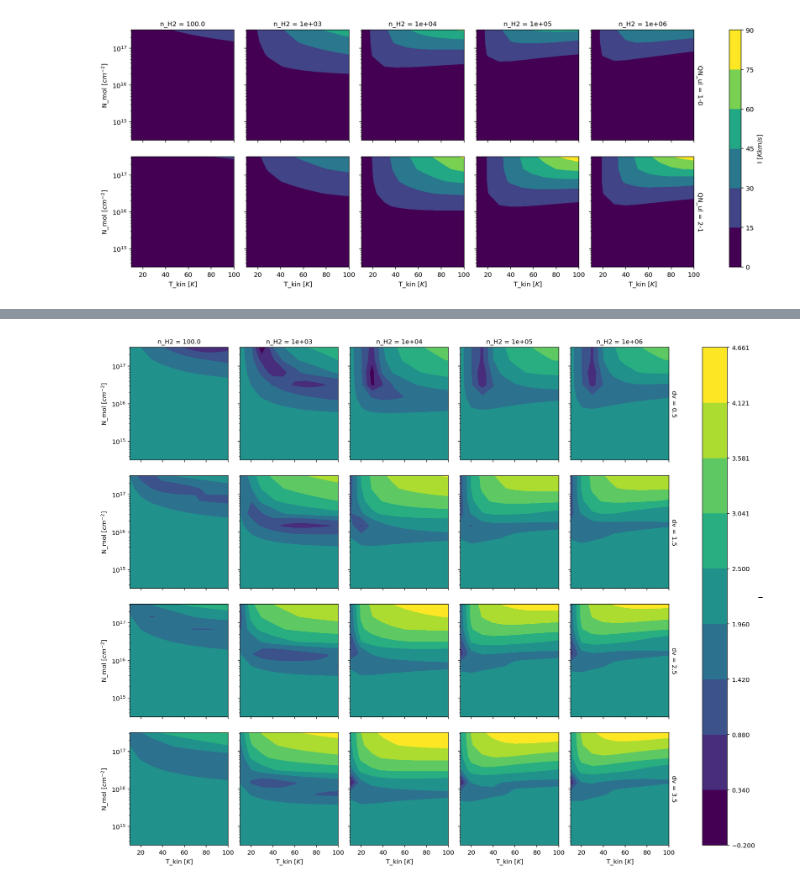
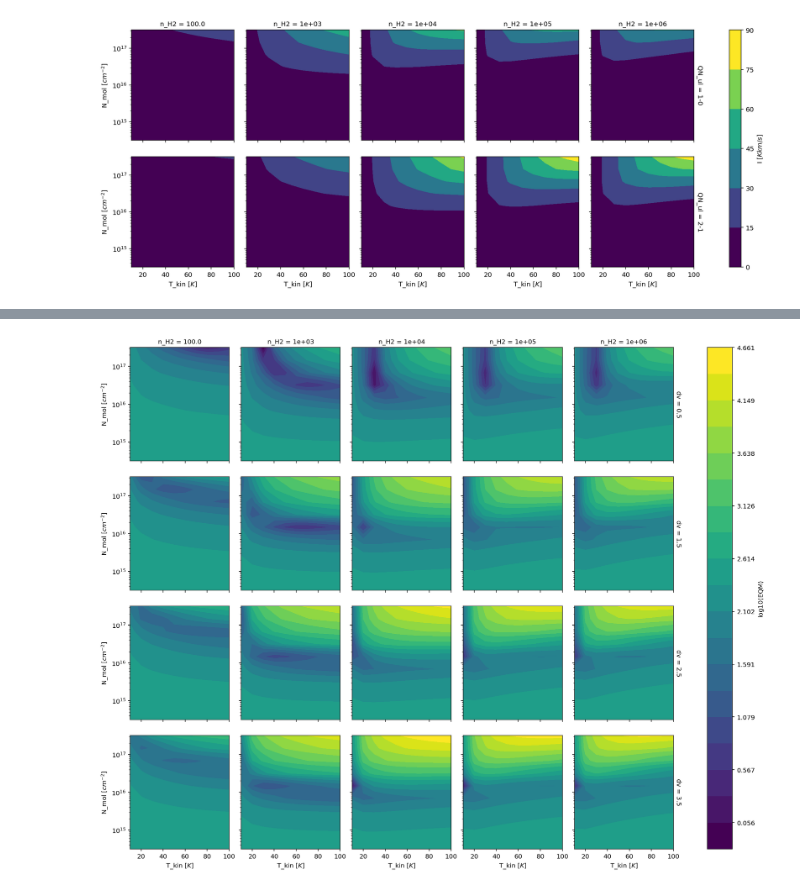
Before and after one commit to pirg/ndradex_example, a Jupyter notebook: ndradex.ipynb, the cells around one changed output, grey strips where cells are left out. Drawn from its saved outputs; the diff is of its cells as text; code cells hidden in the pictures.

```diff
--- a/ndradex.ipynb
+++ b/ndradex.ipynb
@@ -47,14 +48,15 @@ pl.yscale('log')
 # %%
 #Comparing to observations
+# Case similar to Figs 4,5 or 6 of https://www.dropbox.com/home/2019-orionb-bcr/LVG?preview=ms.pdf
 W10 = 12 #Kkm/s
 W21 = 12 #Kkm/s
 
 EQM10 = (ds['I'].sel(QN_ul='1-0')-W10)**2
 EQM21 = (ds['I'].sel(QN_ul='2-1')-W21)**2
 EQM = EQM10+EQM21
 logEQM = np.log10(EQM)
+logEQM.name = 'log10(EQM)'
+logEQM.plot.contourf(y='N_mol',x='T_kin',col='n_H2',row='dv',vmin=logEQM.min(),vmax=logEQM.max(),levels=20)
+pl.yscale('log')
+# %% [output]
+[figure, added]
-# %%
-logEQM.plot.contourf(y='N_mol',x='T_kin',col='n_H2',row='dv',vmin=logEQM.min(),vmax=logEQM.max(),levels=10)
-pl.yscale('log')
-# %% [output]
-[figure, removed]
```
Also changed, not shown: parts of 3 cells of this notebook.
